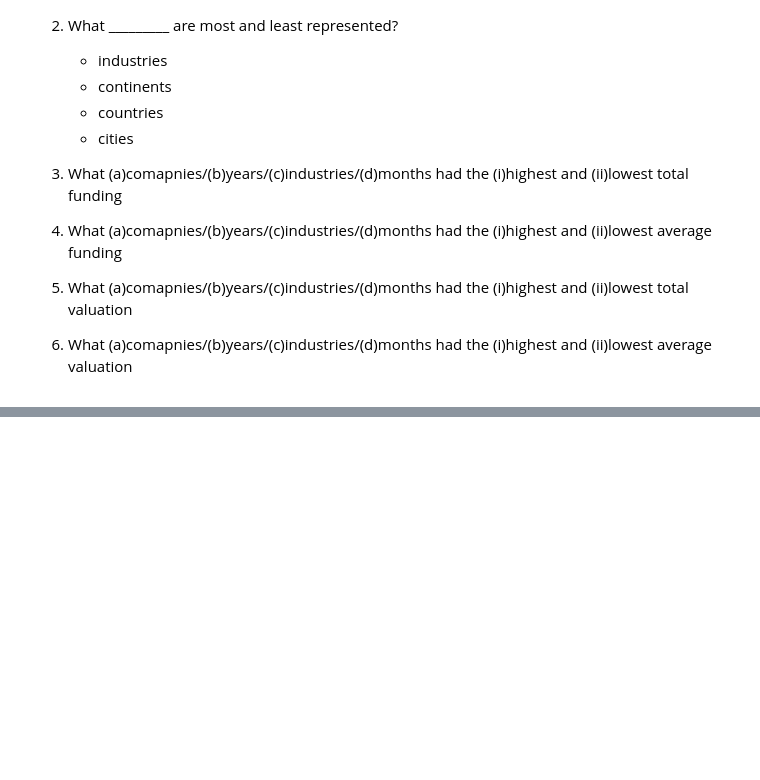
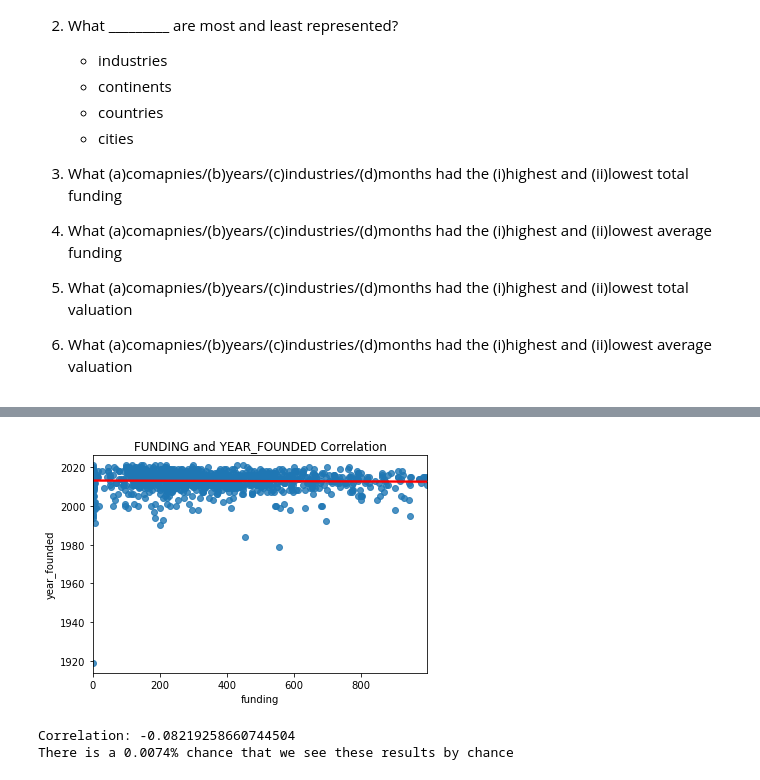
Before and after one commit to stephanie-jones78/unicorn_companies, a Jupyter notebook: unicorn_notebook.ipynb, the cells around one changed output, grey strips where cells are left out. Cells and saved outputs as stored; diff of their text form; code cells hidden in the pictures; blank space fills up the shorter version.

```diff
--- a/unicorn_notebook.ipynb
+++ b/unicorn_notebook.ipynb
@@ -369,0 +422,6 @@ df.head()
+# %%
+var_correlation(df, 'funding', 'year_founded')
+# %% [output]
+[figure, added]
+Correlation: -0.08219258660744504
+There is a 0.0074% chance that we see these results by chance
```
Also changed, not shown: parts of 11 cells of this notebook.
